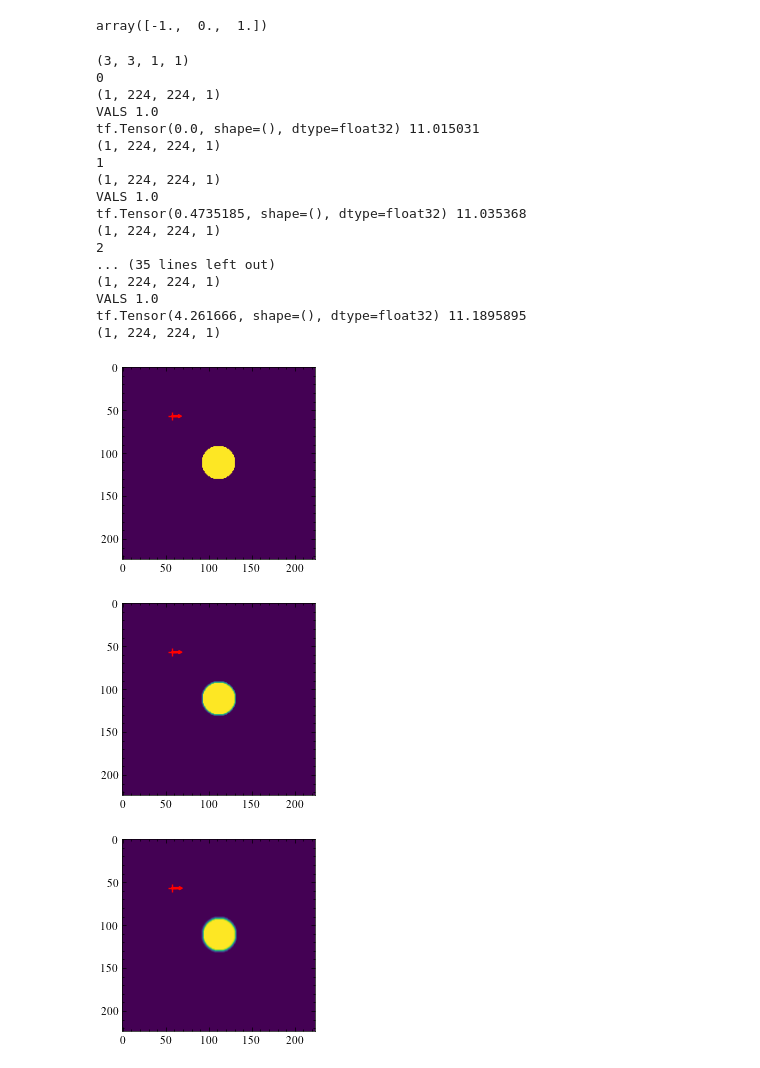
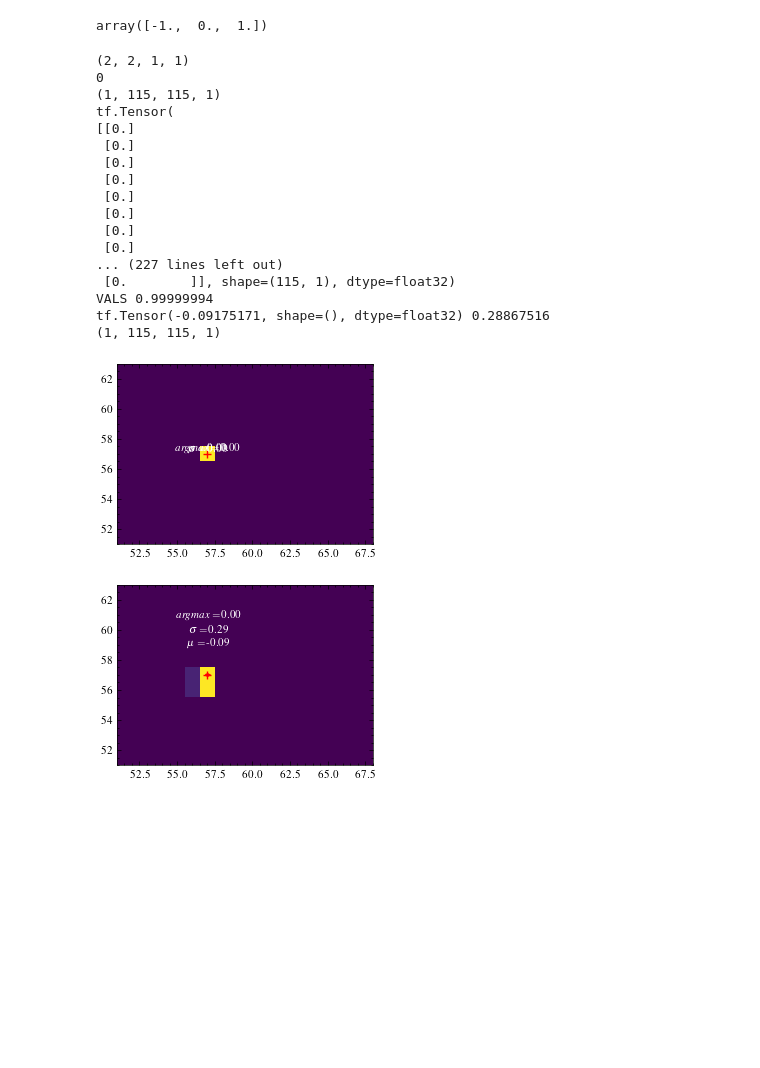
Before and after one commit to liamaltarac/miv_cvpr, a Jupyter notebook: propagation_single_pixel/prop_uni_0.25.ipynb, the cells around one changed output. Drawn from its saved outputs; the diff is of its cells as text; code cells hidden in the pictures; blank space fills up the shorter version.

```diff
--- a/propagation_single_pixel/prop_uni_0.25.ipynb
+++ b/propagation_single_pixel/prop_uni_0.25.ipynb
@@ -48,18 +48,17 @@ plt.rcParams.update({'figure.dpi': '100'})
 k = 20 # Top 10% highest l2-magnitude filters
 # %%
 F = 0
+k = 2
+filters = np.zeros((k,k,1,1))
 
-filters = np.zeros((3,3,1,1))
-
-t = np.zeros((3,3))
-t[1, 0] = np.sqrt(0.25)
-t[0, 0] = np.sqrt(0.75)
-filters = np.reshape(fft.idctn(t, norm='ortho'), (3,3,1,1))
-filters /= np.sum(np.abs(filters))
-
+t = np.zeros((k,k))
+t[1,0] = np.sqrt(0.25)
+t[0, 0] = np.sqrt(1-0.25)
+filters = np.reshape(fft.idctn(t, norm=None), (k,k,1,1))
+#filters /= np.sum(filters**2)
 #filters[:,:,0,0] =  (1/9)*np.array([[1,1,1], [1,1,1], [1,1,1]]) + (1/6)*np.array([[1,1,1], [0,0,0], [-1,-1,-1]])
 
-
+'''
 theta = getSobelTF(filters)
 print(filters.shape)
 s, a = getSymAntiSymTF(filters)
@@ -73,4 +72,6 @@ x =(a_mag[:,F]*np.cos((theta[:,F]))).numpy()
 y =( a_mag[:,F]*np.sin((theta[:,F]))).numpy()
 z =(s_mag[:,F]*np.sign(np.mean(s, axis=(0,1)))[:,F]).numpy()
 plt.rcParams.update({'figure.dpi': '100'})
+
+'''
 # %% [output]
@@ -113,61 +113,66 @@ directory = f"figures/prop_unipolar_0.25"
 if not os.path.exists(directory):
 	os.makedirs(directory)
 x = tf.cast(tf.repeat(tf.expand_dims([img], axis=-1) , repeats = filters.shape[-2], axis=-1), dtype=tf.float32)
-for i in range(10):
+for i in range(2):
 	print(i)
-	#if i in [0, 19, 39, 59, 79]:
+	#if i in [0,1, 20, 40, 60, 80, 100]:
 	fig, ax = plt.subplots()
 	print(x.shape)
 	x = x/np.std(x)
 	vals = x[0, x.shape[1]//2, :, :]
 	vals = vals/np.sum(vals)
+	print(vals)
 
 	print("VALS", np.sum(vals))
-	pos = np.expand_dims(np.linspace(-x.shape[1]//2, x.shape[1]//2, x.shape[1]),-1)
+	pos = np.expand_dims(np.linspace(-(x.shape[1]//2), x.shape[1]//2, x.shape[1]),-1)
 	mean = tf.reduce_sum(pos*vals)
 	var = tf.reduce_sum(((pos-mean)**2) * vals)
 	std = np.sqrt(var)
 	print(mean, np.sqrt(var))
 
 	#x = tf.repeat(x , repeats = filters.shape[-2], axis=-1)
 	print(x.shape)
 
 	im = ax.imshow(np.sum(x[0,:,:,:], axis=-1))
 	ax.plot(mid, mid, marker = '+', color='red')
 
 	#ax.plot(112+mean, 112, marker = ".", color='black')
-	arr =  mpatches.FancyArrowPatch((mid, mid), (mid+mean+std, mid),
+	arr =  mpatches.FancyArrowPatch((mid+mean, mid), (mid+mean+std, mid),
 							mutation_scale=4, shrinkA=0, shrinkB=0,zorder=10, color="red")
 	ax.add_patch(arr)
+
+	ax.annotate(r'$\sigma=$'+f"{std:.2f}", (.5, 15), xycoords=arr, ha='center', va='bottom',color='white')
+	ax.annotate(r'$\mu=$'+f"{mean:.2f}", (.5, 10), xycoords=arr, ha='center', va='bottom',color='white')
+	ax.annotate(r'$argmax=$'+f"{np.argmax(vals)-mid:.2f}", (.5, 20), xycoords=arr, ha='center', va='bottom',color='white')
+
 
 	#ax.annotate(r'$\sigma=$'+f"{std:.2f}", (.5, 6), xycoords=arr, ha='center', va='bottom',color='white')
 	#ax.arrow(, 112, dx=, dy= 0, color='black')
 
-	#ax.set(xlim=( (mid-(5)-1), (mid+(10)+1)), ylim=((mid-(5)-1), (mid+(5)+1)))
+	ax.set(xlim=( (mid-(5)-1), (mid+(10)+1)), ylim=((mid-(5)-1), (mid+(5)+1)))
 	#ax.set_xticks(np.linspace(-round(std)-1, round(std)+1, int(0.5*(std)+3)))
 	#fig.colorbar(im, orientation='vertical')
 	fig.savefig(directory + f'/{i}.pdf', dpi=150,  transparent=True, bbox_inches='tight')
 
 	x = tf.nn.relu( tf.nn.conv2d(x, w , strides=(1,1),
 							padding='SAME') )
 # %% [output]
-(3, 3, 1, 1)
+(2, 2, 1, 1)
 0
-(1, 224, 224, 1)
-VALS 1.0
-tf.Tensor(0.0, shape=(), dtype=float32) 11.015031
-(1, 224, 224, 1)
-1
-(1, 224, 224, 1)
-VALS 1.0
-tf.Tensor(0.4735185, shape=(), dtype=float32) 11.035368
-(1, 224, 224, 1)
-2
-... (35 lines left out)
-(1, 224, 224, 1)
-VALS 1.0
-tf.Tensor(4.261666, shape=(), dtype=float32) 11.1895895
-(1, 224, 224, 1)
+(1, 115, 115, 1)
+tf.Tensor(
+[[0.]
+ [0.]
+ [0.]
+ [0.]
+ [0.]
+ [0.]
+ [0.]
+ [0.]
+... (227 lines left out)
+ [0.        ]], shape=(115, 1), dtype=float32)
+VALS 0.99999994
+tf.Tensor(-0.09175171, shape=(), dtype=float32) 0.28867516
+(1, 115, 115, 1)
-[figure, old version]
+[figure, new version]
-[figure, old version]
+[figure, new version]
-[figure, removed]
```
Also changed, not shown: parts of 7 cells of this notebook, 9 other files.
